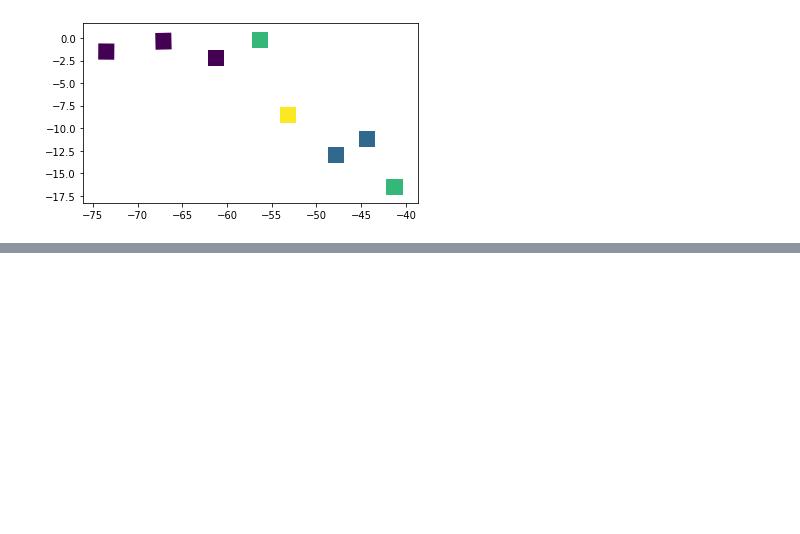
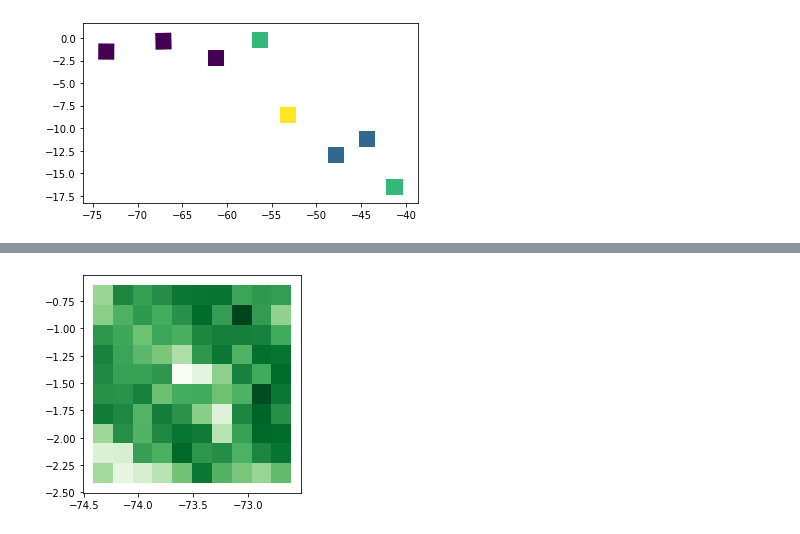
Before and after one commit to 4C-Guided-Team-Challenge/drought-with-gedi, a Jupyter notebook: notebooks/exploratory/EcosystemClustering.ipynb, the cells around one changed output, grey strips where cells are left out. Saved outputs shown, nothing was run; the diff lists cells and outputs as text; code cells hidden in the pictures; blank space fills up the shorter version.

Commit message:
Rasterisation Accomplished! (but messy and in a notebook... will add to pipeline soon)

```diff
--- a/notebooks/exploratory/EcosystemClustering.ipynb
+++ b/notebooks/exploratory/EcosystemClustering.ipynb
@@ -54,3 +55,5 @@ import os
 os.chdir("/home/og309/drought-with-gedi/notebooks/exploratory/")
 # %%
 # Classify with time series next
+# %%
+gedi_csv = get_gedi_footprints()
@@ -56,0 +104,25 @@ os.chdir("/home/og309/drought-with-gedi/notebooks/exploratory/")
+# %%
+def rasterise_polygon(r, df, shape, polygon):
+
+    df = df[df["polygon_id"] == polygon]
+    geometry = shape.geometry[polygon - 1]
+
+    grid = [[pd.DataFrame()]*r for i in range(r)]
+
+    minx, miny, maxx, maxy = geometry.bounds
+    stepx = (maxx - minx) / r
+    stepy = (maxy - miny) / r
+
+    for i in range(len(df)):
+        footprint = df.iloc[[i]]
+        lon = footprint["lon_lowestmode"]
+        lat = footprint["lat_lowestmode"]
+        x = floor((lon - minx) / stepx)
+        y = floor((maxy - lat) / stepy)
+        grid[y][x] = pd.concat([grid[y][x], footprint])
+        if (i%100000==0):
+            print(i)
+
+    return grid
+# %%
+grid_10 = rasterise_polygon(10, gedi_csv, shape, 1)
@@ -56,0 +145,12 @@ os.chdir("/home/og309/drought-with-gedi/notebooks/exploratory/")
+# %%
+def plot_raster(r, grid, cells, var):
+
+    means = []
+
+    for y in range(r):
+        for x in range(r):
+            means.append(grid[y][x][var].mean())
+
+    cells[var] = means
+
+    cells.plot(column = var, cmap = "Greens")
@@ -56,0 +182,4 @@ os.chdir("/home/og309/drought-with-gedi/notebooks/exploratory/")
+# %%
+plot_raster(10, grid_10, cells, "pai")
+# %% [output]
+[figure, added]
```
Also changed, not shown: parts of 25 cells of this notebook.
